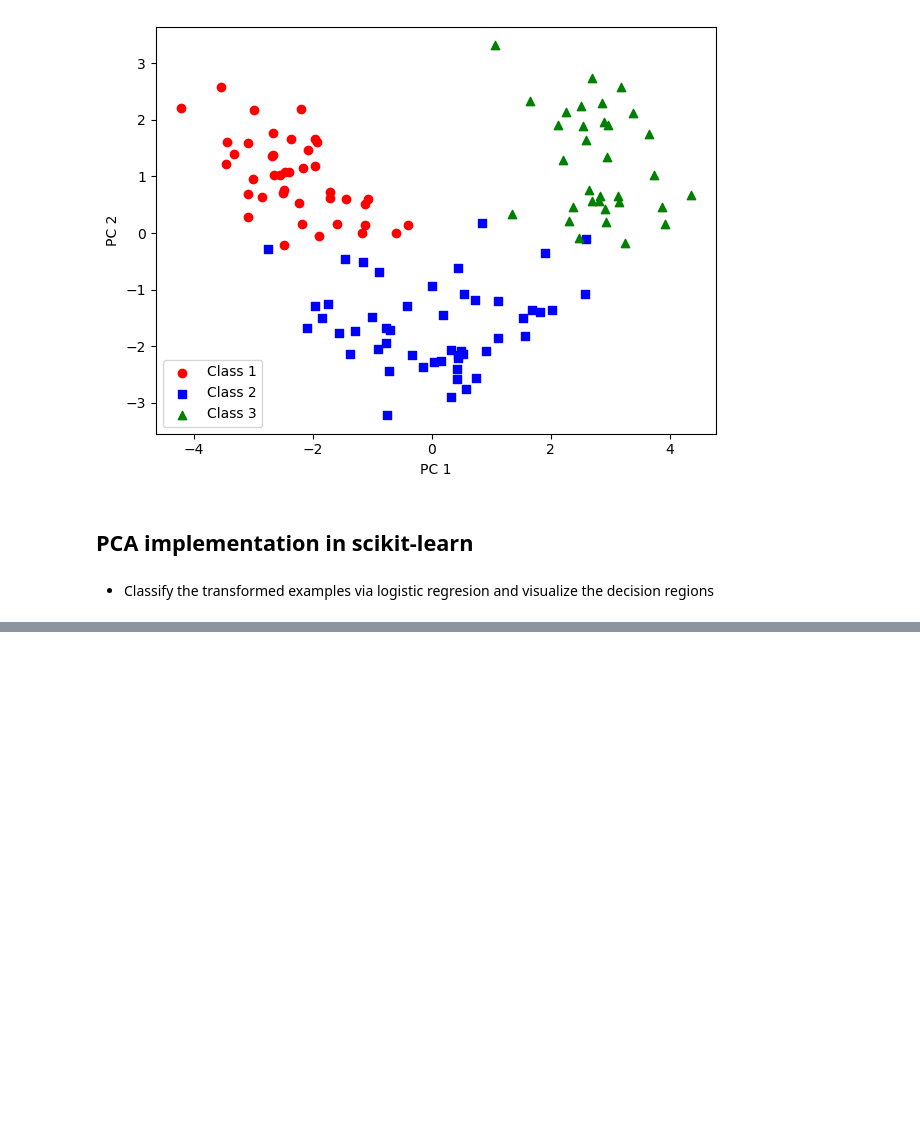
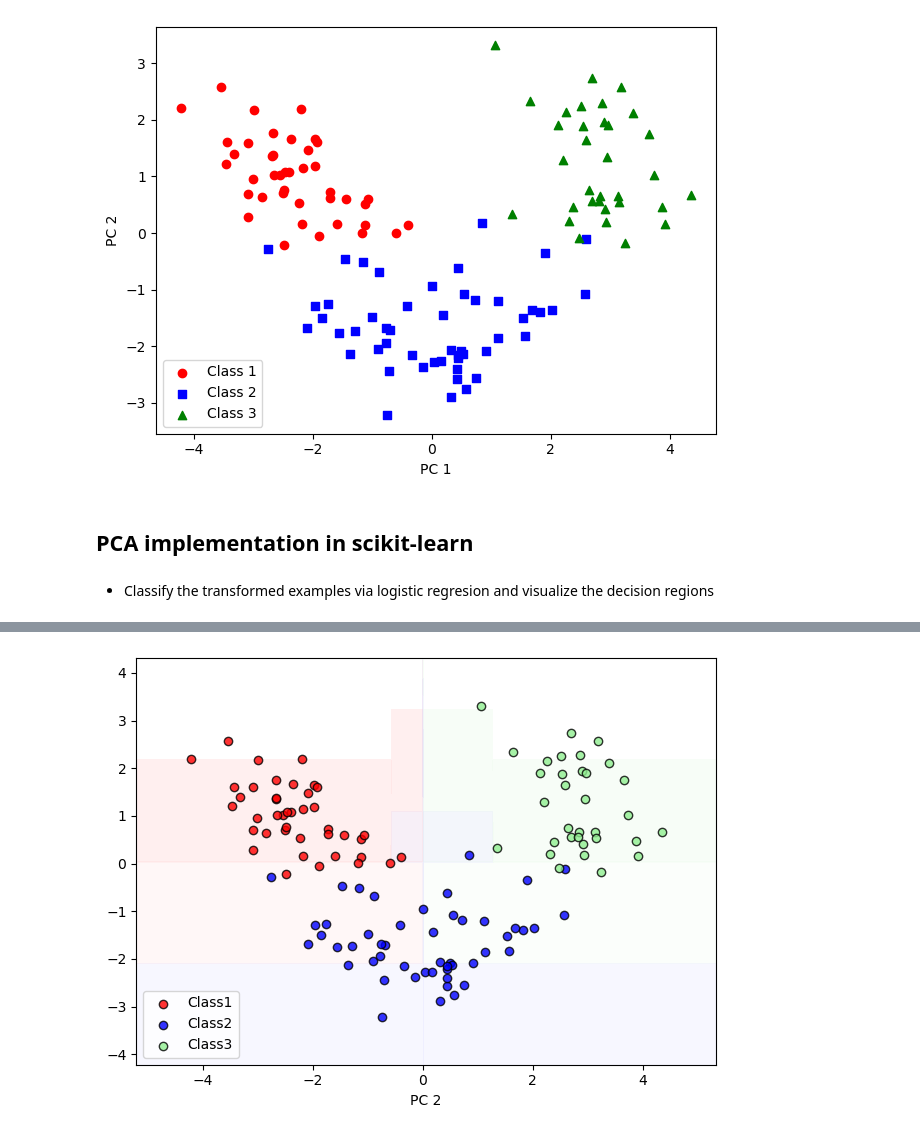
Before and after one commit to Danlof/Dimensionality_reduction, a Jupyter notebook: Untitled.ipynb, the cells around one changed output, grey strips where cells are left out. Drawn from its saved outputs; the diff is of its cells as text; code cells hidden in the pictures; blank space fills up the shorter version.

```diff
--- a/Untitled.ipynb
+++ b/Untitled.ipynb
@@ -181,14 +178,16 @@ plt.show()
 # %% [markdown]
 - Classify the transformed examples via logistic regresion and visualize the decision regions
 # %%
-from matplotlib.colors import ListedColorMap
+#this code generates a visualization that displays decision regions and data points of different classes
+#using specified colors and markers.
+from matplotlib.colors import ListedColormap
 
 def plot_decision_regions(X,y,classifier,test_idx=None,resolution=0.02):
 
     #set up marker generator and color map
     markers=('o','s','^','v','<')
     colors = ('red','blue','lightgreen','gray','cyan')
-    cmap = ListedColorMap(colors[:len(np.unique(y))])
+    cmap = ListedColormap(colors[:len(np.unique(y))])
 
     #plot the decision surface
     x1_min,x1_max = X[:,0].min()-1,X[:,0].max()+1 # the purpose of this is to plot beyond the range of the data points so that they dont apper to be too near the edges of cut off
@@ -213,0 +211,29 @@ ImportError: cannot import name 'ListedColorMap' from 'matplotlib.colors' (/home
+# %%
+from sklearn.linear_model import LogisticRegression
+from sklearn.decomposition import PCA
+
+# initializing pca transformer
+
+pca= PCA(n_components=2)# reduces the data 2 dimensional space
+
+#logistic regression estimator
+lr= LogisticRegression(multi_class='ovr',
+                      random_state=1,
+                      solver='lbfgs')
+# %%
+# dimensionality reduction
+
+X_train_pca = pca.fit_transform(X_train_std)# for the train data
+X_test_pca = pca.transform(X_test_std)
+# %%
+# fit the logistic regression on the reduced dataset
+
+lr.fit(X_train_pca,y_train)
+plot_decision_regions(X_train_pca,y_train,classifier=lr)
+plt.xlabel('PC 1')
+plt.xlabel('PC 2')
+plt.legend(loc='lower left')
+plt.tight_layout()
+plt.show()
+# %% [output]
+[figure, added]
```
Also changed, not shown: parts of 4 cells of this notebook.
